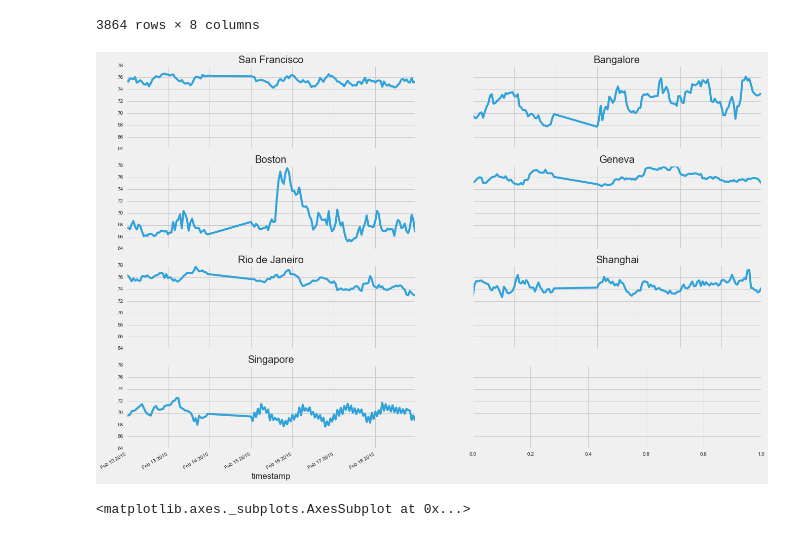
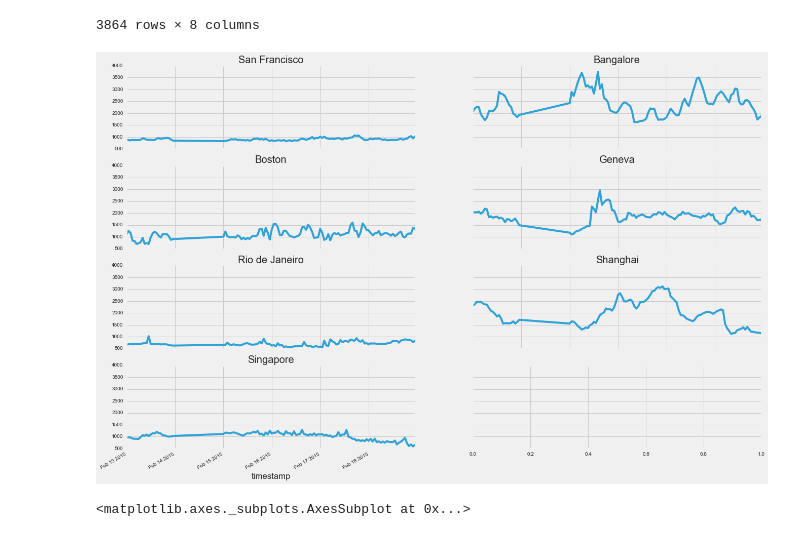
Before and after one commit to kgates-github/datacanvas, a Jupyter notebook: notebooks/data-munging.ipynb, the cells around one changed output. Saved outputs shown, nothing was run; the diff lists cells and outputs as text; code cells hidden in the pictures.

```diff
--- a/notebooks/data-munging.ipynb
+++ b/notebooks/data-munging.ipynb
@@ -85,10 +85,10 @@ data_df.set_index('timestamp', inplace=True)
 # %%
 fig, ax = plt.subplots(4, 2, sharey=True, figsize=(20, 15))
 for idx, city in enumerate(['San Francisco', 'Bangalore', 'Boston', 'Geneva', 'Rio de Janeiro', 'Shanghai', 'Singapore']):
-    data_df[data_df.city == city].ix['2015-02-12':'2015-02-18', 'noise_db'].plot(ax=ax.flat[idx])
+    data_df[data_df.city == city].ix['2015-02-13':'2015-02-18', 'dust'].plot(ax=ax.flat[idx])
     ax.flat[idx].set_title(city)
 # %% [output]
-[figure, old version]
+[figure, new version]
 # %%
 data_df[['noise_db', 'city']].boxplot(by='city')
 # %% [output]
```
Also changed, not shown: 3 other files.
